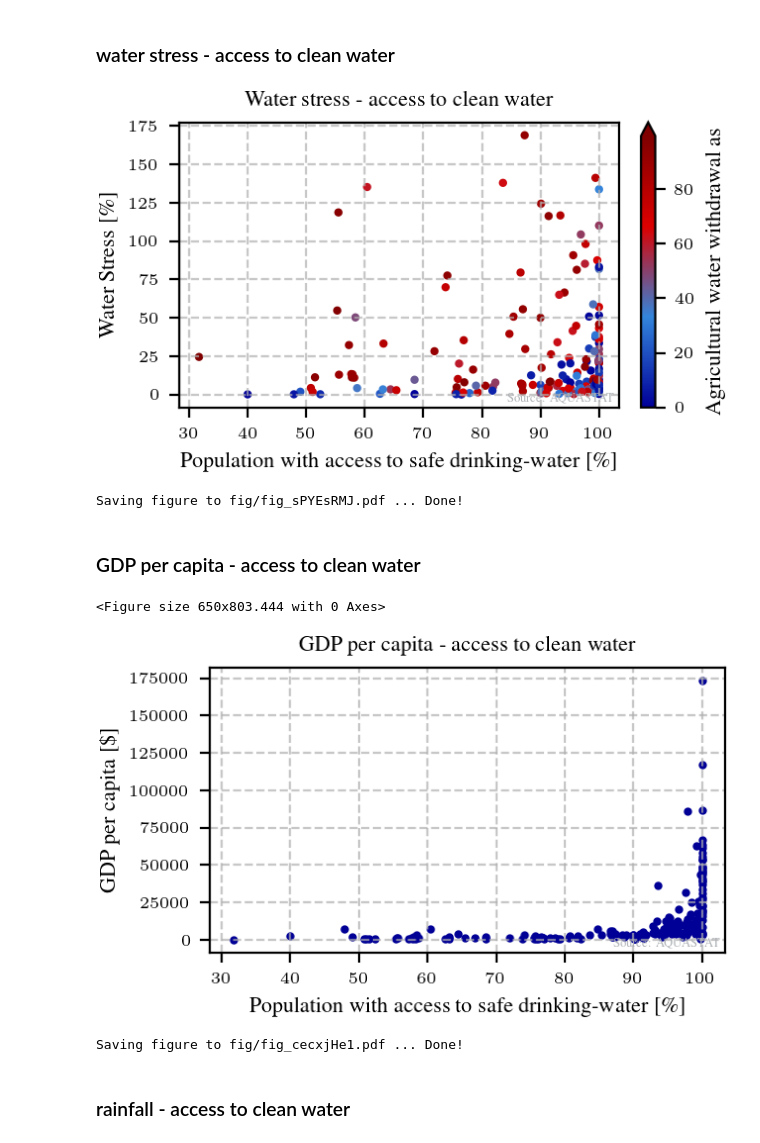
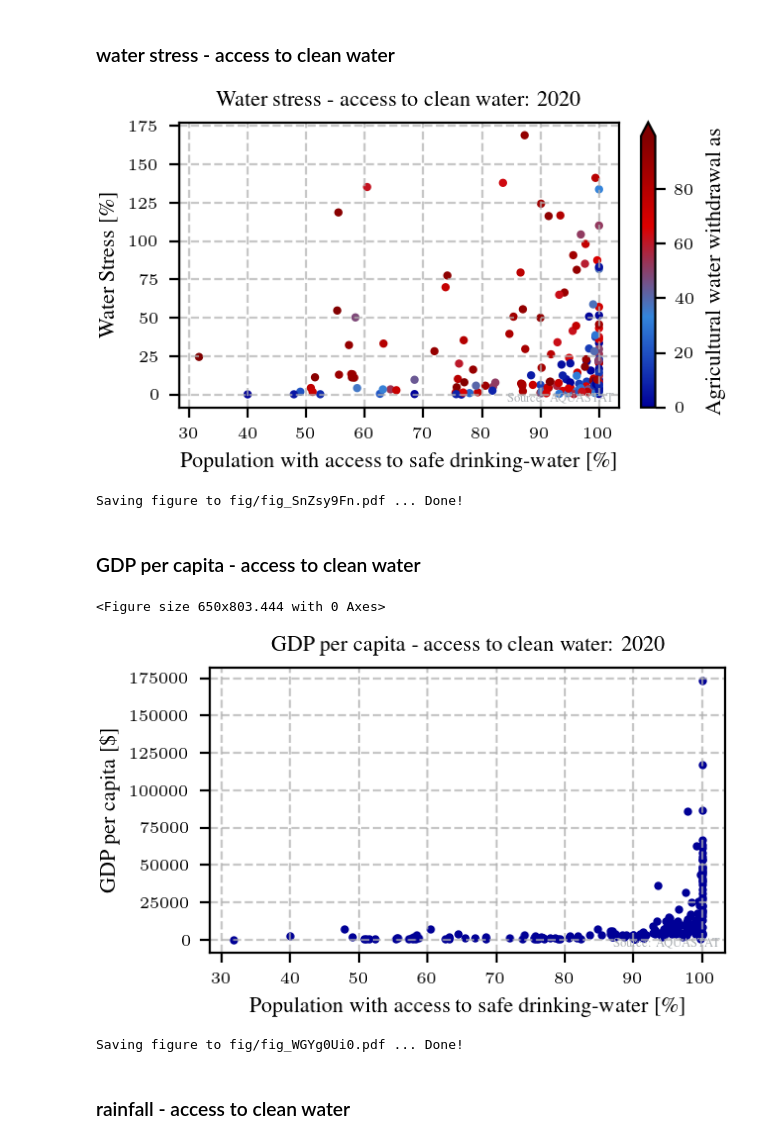
Before and after one commit to am9zZWY/team-aqua, a Jupyter notebook: exp/exp_scatterplot.ipynb, the cells around one changed output. Cells and saved outputs as stored; diff of their text form; code cells hidden in the pictures.

Commit message:
Add year to scatter plots

```diff
--- a/exp/exp_scatterplot.ipynb
+++ b/exp/exp_scatterplot.ipynb
@@ -150,8 +150,7 @@ def scatterplot(variables, year: int, title: str, sizes=False, extend='neither')
 
     # Save figures as pdf
     plt.rcParams.update(bundles.icml2022(column='half', nrows=2, ncols=1))
-    src.utils.save_fig(plt, experimental=True)
-
+    save_fig(plt, experimental=True)
 
     # Reset settings
     plt.rcParams.update(settings)
@@ -165,6 +164,9 @@ def scatterplot(variables, year: int, title: str, sizes=False, extend='neither')
 # %% [markdown]
 # scatterplots
 Each dot in the following plots represents one country. The countries of the Arabian peninsula and Lybia have been removed due to their extreme values.
+# %%
+'''Set the year to use for the plots'''
+year = 2020
 # %% [markdown]
 ### water stress - undernourishment
 # %%
@@ -184,21 +186,21 @@ relevant_vars = ['Total population with access to safe drinking-water (JMP)',
                  'SDG 6.4.2. Water Stress',
                  'Agricultural water withdrawal as % of total water withdrawal']
 
-scatterplot(relevant_vars, 2020, title='Water stress - access to clean water', extend='max')
+scatterplot(relevant_vars, year, title='Water stress - access to clean water: {}'.format(year), extend='max')
 # %% [output]
-[figure, old version]
+[figure, new version]
-Saving figure to fig/fig_sPYEsRMJ.pdf ... Done!
+Saving figure to fig/fig_SnZsy9Fn.pdf ... Done!
 # %% [markdown]
 ### GDP per capita - access to clean water
 # %%
 relevant_vars = ['Total population with access to safe drinking-water (JMP)',
                  'GDP per capita']
 
-scatterplot(relevant_vars, 2020, title='GDP per capita - access to clean water')
+scatterplot(relevant_vars, year, title='GDP per capita - access to clean water: {}'.format(year))
 # %% [output]
 <Figure size 650x803.444 with 0 Axes>
-[figure, old version]
+[figure, new version]
-Saving figure to fig/fig_cecxjHe1.pdf ... Done!
+Saving figure to fig/fig_WGYg0Ui0.pdf ... Done!
 # %% [markdown]
 ### rainfall - access to clean water
 # %%
```
Also changed, not shown: parts of 4 cells of this notebook.
